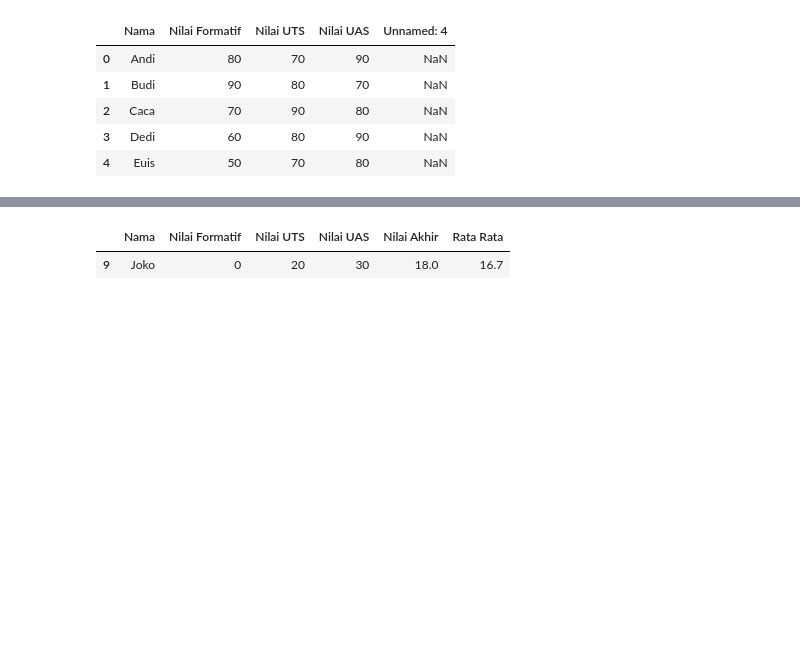
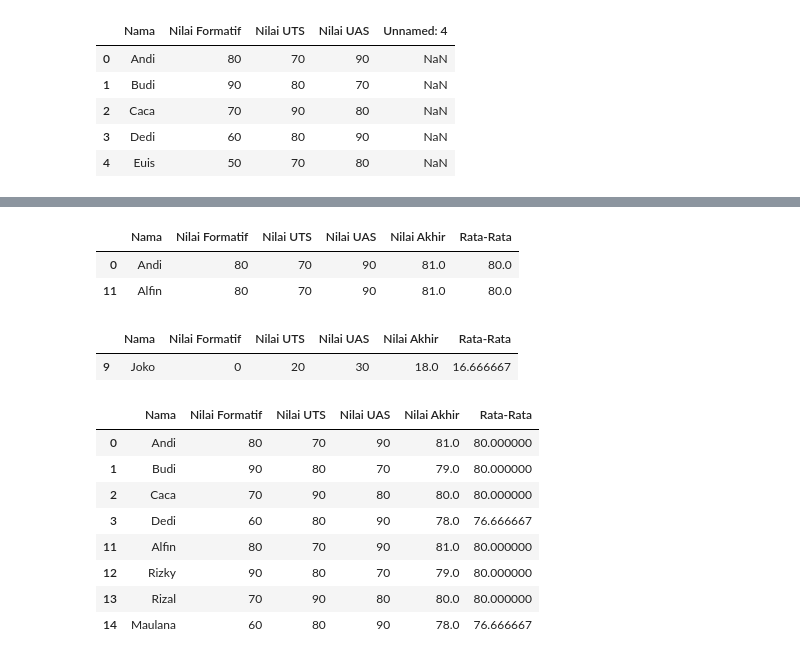
Before and after one commit to UmarMansyur/Artificial-Intelligence, a Jupyter notebook: Sofiyulloh/sufin.ipynb, the cells around one changed output, grey strips where cells are left out. Cells and saved outputs as stored; diff of their text form; code cells hidden in the pictures; blank space fills up the shorter version.

```diff
--- a/Sofiyulloh/sufin.ipynb
+++ b/Sofiyulloh/sufin.ipynb
@@ -62,7 +83,28 @@ dtype: float64
-# %%
-nilaiTerendah = data.sort_values(by=['Nilai Akhir']).head(1)
-nilaiTerendah
-# %% [output]
-|  | Nama | Nilai Formatif | Nilai UTS | Nilai UAS | Nilai Akhir | Rata Rata |
-| 9 | Joko | 0 | 20 | 30 | 18.0 | 16.7 |
+# %%
+maxValue = data[data['Nilai Akhir'] == data['Nilai Akhir'].max()]
+maxValue
+# %% [output]
+|  | Nama | Nilai Formatif | Nilai UTS | Nilai UAS | Nilai Akhir | Rata-Rata |
+| 0 | Andi | 80 | 70 | 90 | 81.0 | 80.0 |
+| 11 | Alfin | 80 | 70 | 90 | 81.0 | 80.0 |
+# %%
+minValue = data[data['Nilai Akhir'] == data['Nilai Akhir'].min()]
+minValue
+# %% [output]
+|  | Nama | Nilai Formatif | Nilai UTS | Nilai UAS | Nilai Akhir | Rata-Rata |
+| 9 | Joko | 0 | 20 | 30 | 18.0 | 16.666667 |
+# %%
+sameValue = data[data.duplicated(subset=['Nilai Akhir'])]
+sameValue = data[data['Nilai Akhir'].isin(sameValue['Nilai Akhir'])]
+sameValue
+# %% [output]
+|  | Nama | Nilai Formatif | Nilai UTS | Nilai UAS | Nilai Akhir | Rata-Rata |
+| 0 | Andi | 80 | 70 | 90 | 81.0 | 80.000000 |
+| 1 | Budi | 90 | 80 | 70 | 79.0 | 80.000000 |
+| 2 | Caca | 70 | 90 | 80 | 80.0 | 80.000000 |
+| 3 | Dedi | 60 | 80 | 90 | 78.0 | 76.666667 |
+| 11 | Alfin | 80 | 70 | 90 | 81.0 | 80.000000 |
+| 12 | Rizky | 90 | 80 | 70 | 79.0 | 80.000000 |
+| 13 | Rizal | 70 | 90 | 80 | 80.0 | 80.000000 |
+| 14 | Maulana | 60 | 80 | 90 | 78.0 | 76.666667 |
 # %%
```
Also changed, not shown: parts of 10 cells of this notebook, 1 other file.
